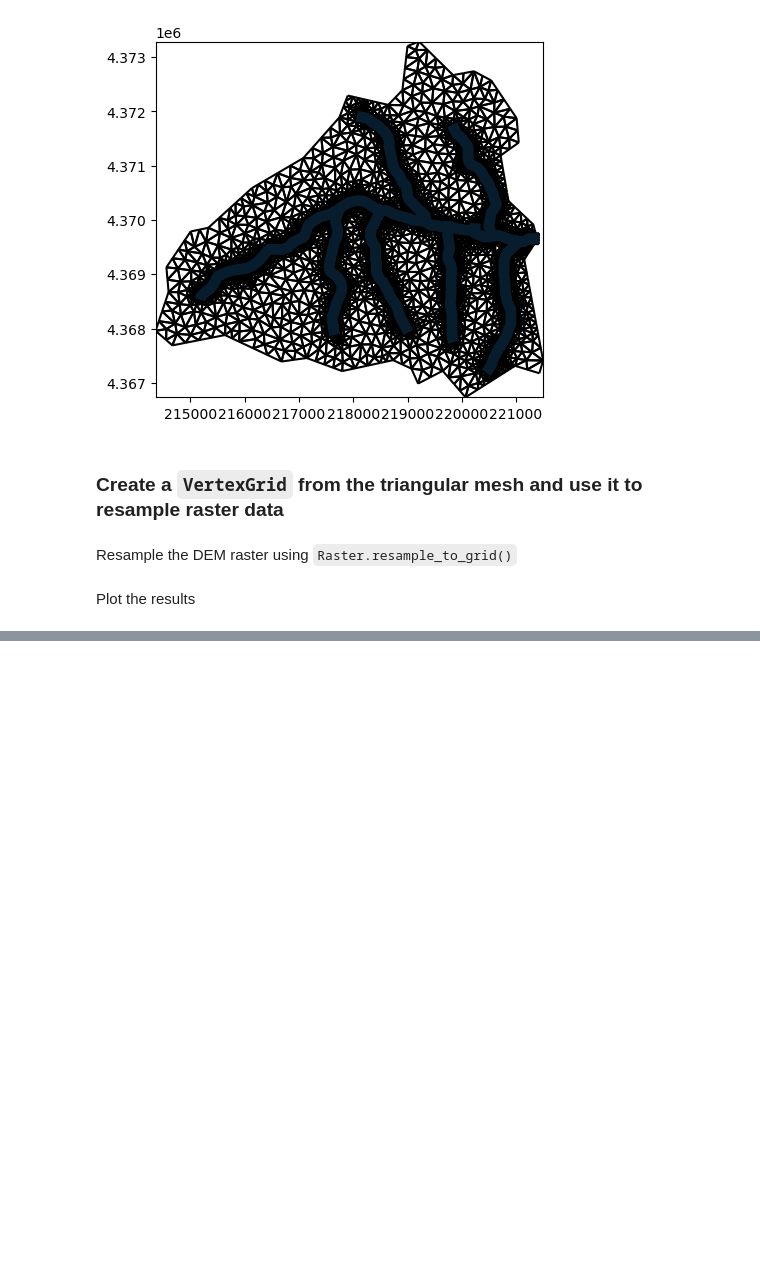
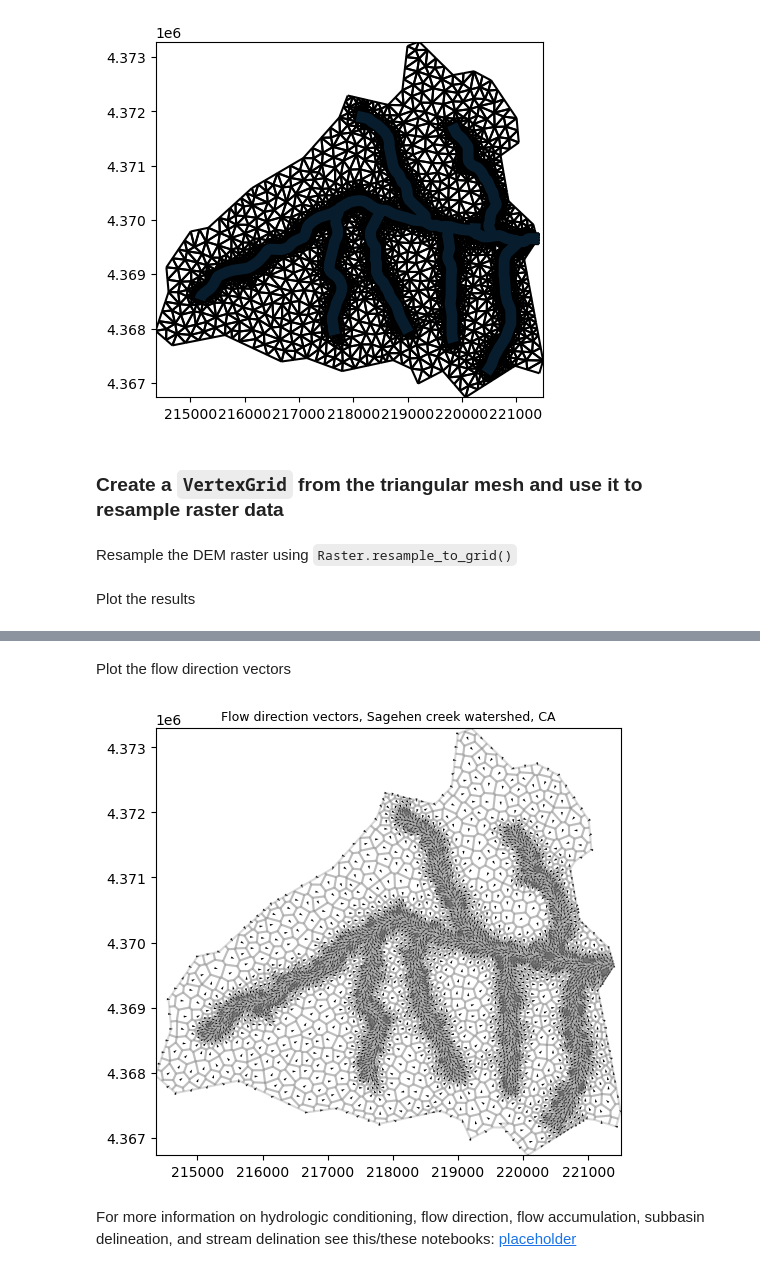
Before and after one commit to jlarsen-usgs/dany, a Jupyter notebook: examples/Complex_meshes_from_existing_boundary.ipynb, the cells around one changed output, grey strips where cells are left out. Saved outputs shown, nothing was run; the diff lists cells and outputs as text; code cells hidden in the pictures; blank space fills up the shorter version.

```diff
--- a/examples/Complex_meshes_from_existing_boundary.ipynb
+++ b/examples/Complex_meshes_from_existing_boundary.ipynb
@@ -198,0 +241,2 @@ np.min(dem_array), np.max(dem_array)
+# %%
+filled_dem = dany.fill_sinks(vorgrid, vdem_array, eps=2e-06)
@@ -198,0 +245,17 @@ np.min(dem_array), np.max(dem_array)
+# %%
+fdobj = dany.FlowDirections(vorgrid, filled_dem)
+# %%
+fdir = fdobj.flow_directions()
+u, v = fdobj.vectors
+# %% [markdown]
+Plot the flow direction vectors
+# %%
+fig, ax = plt.subplots(figsize=(6, 6))
+pmv = flopy.plot.PlotMapView(modelgrid=vorgrid)
+pc = pmv.plot_vector(u, v)
+pmv.plot_grid(alpha=0.3)
+plt.title("Flow direction vectors, Sagehen creek watershed, CA", fontsize=9);
+# %% [output]
+[figure, added]
+# %% [markdown]
+For more information on hydrologic conditioning, flow direction, flow accumulation, subbasin delineation, and stream delination see this/these notebooks: [placeholder](placeholder)
```
Also changed, not shown: parts of 15 cells of this notebook, 1 other file.
